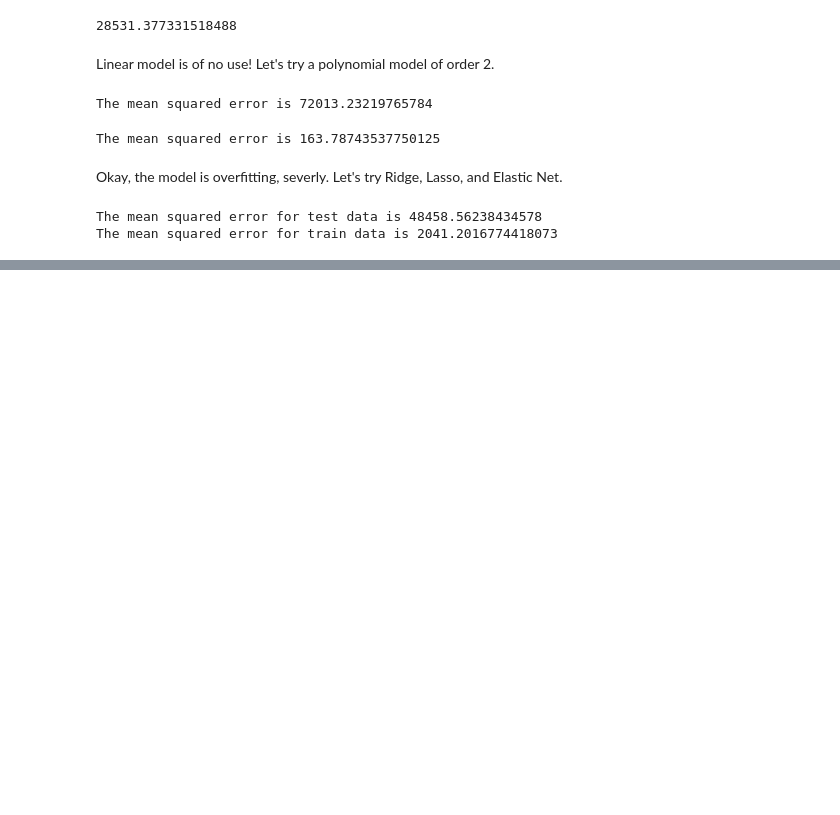
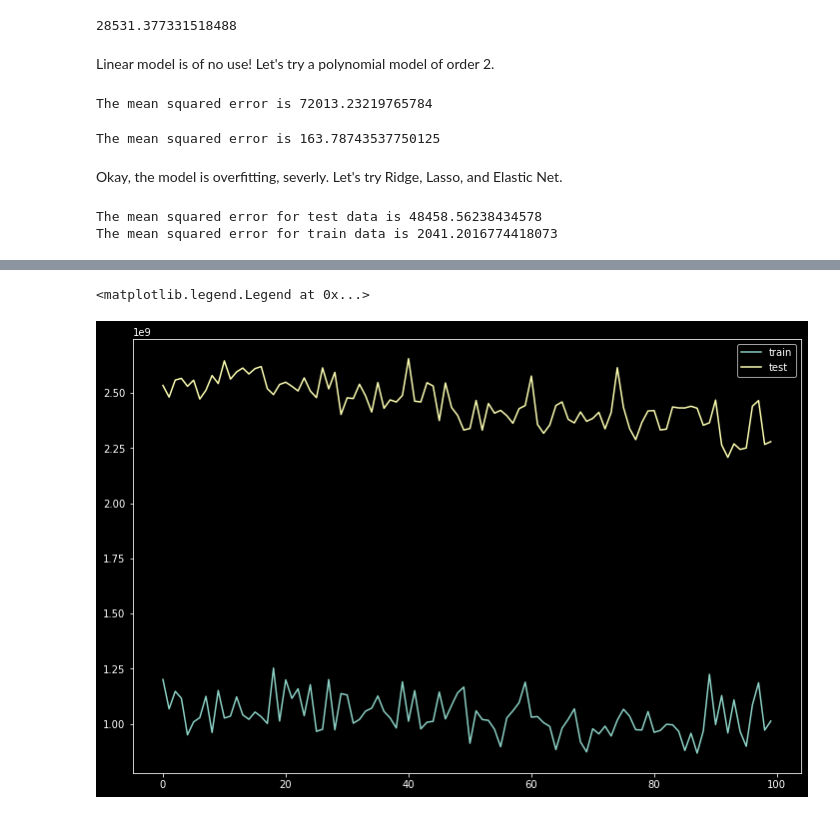
Before and after one commit to Hari31416/Portfolio, a Jupyter notebook: ML/Housing_Price/Modeling.ipynb, the cells around one changed output, grey strips where cells are left out. Cells and saved outputs as stored; diff of their text form; code cells hidden in the pictures; blank space fills up the shorter version.

```diff
--- a/ML/Housing_Price/Modeling.ipynb
+++ b/ML/Housing_Price/Modeling.ipynb
@@ -182,0 +150,10 @@ KeyboardInterrupt:
+# %%
+model = Sequential()
+model.add(layers.Dense(64, activation='relu', input_shape=(X_train.shape[1],)))
+model.add(layers.Dense(128, activation='relu'))
+model.add(layers.Dropout(0.3))
+model.add(layers.Dense(128, activation='relu'))
+model.add(layers.Dropout(0.3))
+model.add(layers.Dense(256, activation='relu'))
+model.add(layers.Dense(1))
+model.summary()
@@ -182,0 +178,3 @@ KeyboardInterrupt:
+# %%
+model.compile(optimizer='adam', loss='mse', metrics=['mae'])
+history = model.fit(X, y, epochs=100, validation_split=0.2)
@@ -182,0 +199,8 @@ KeyboardInterrupt:
+# %%
+plt.figure(figsize=(12,8))
+plt.plot(history.history['loss'], label='train')
+plt.plot(history.history['val_loss'], label='test')
+plt.legend()
+# %% [output]
+<matplotlib.legend.Legend at 0x...>
+[figure, added]
```
Also changed, not shown: parts of 19 cells of this notebook, 49 other files.
